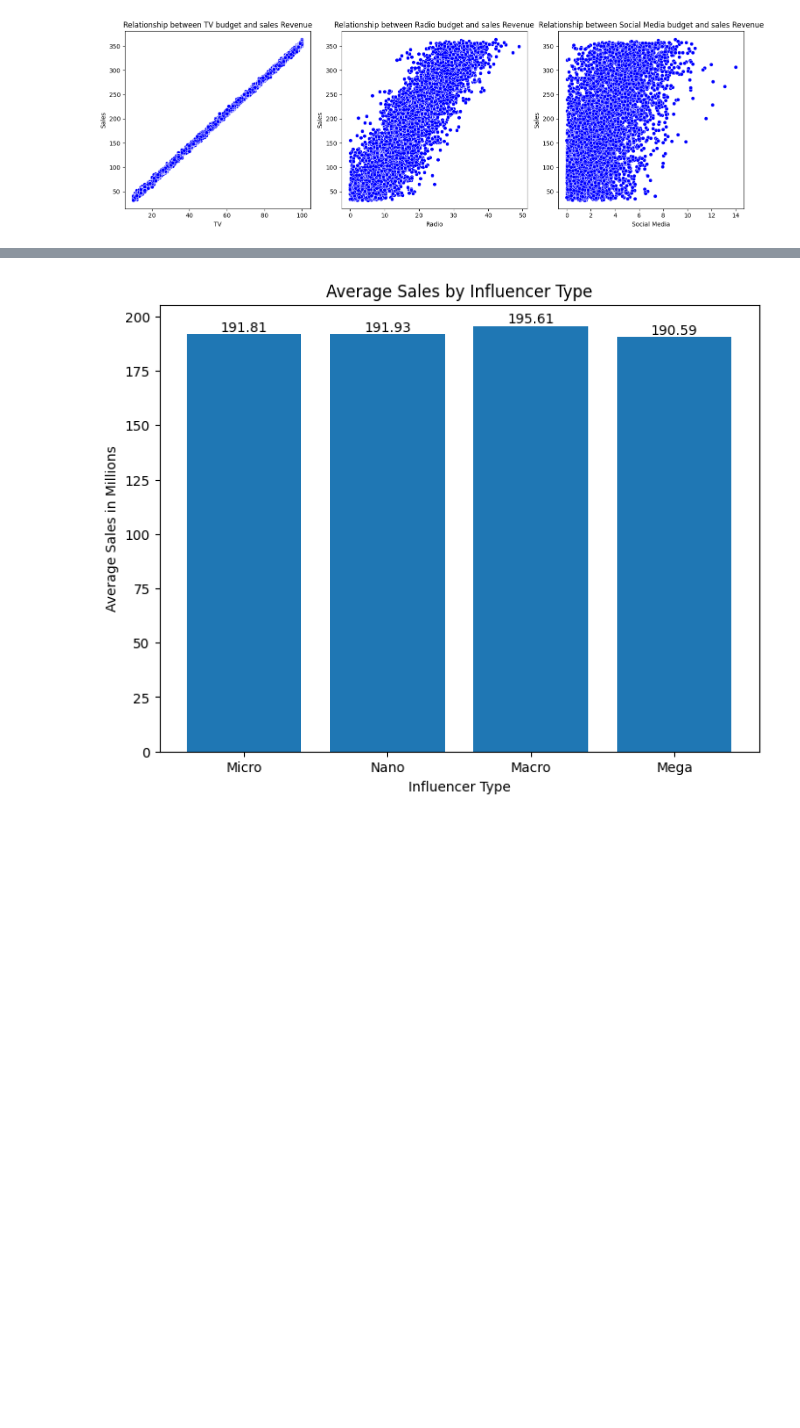
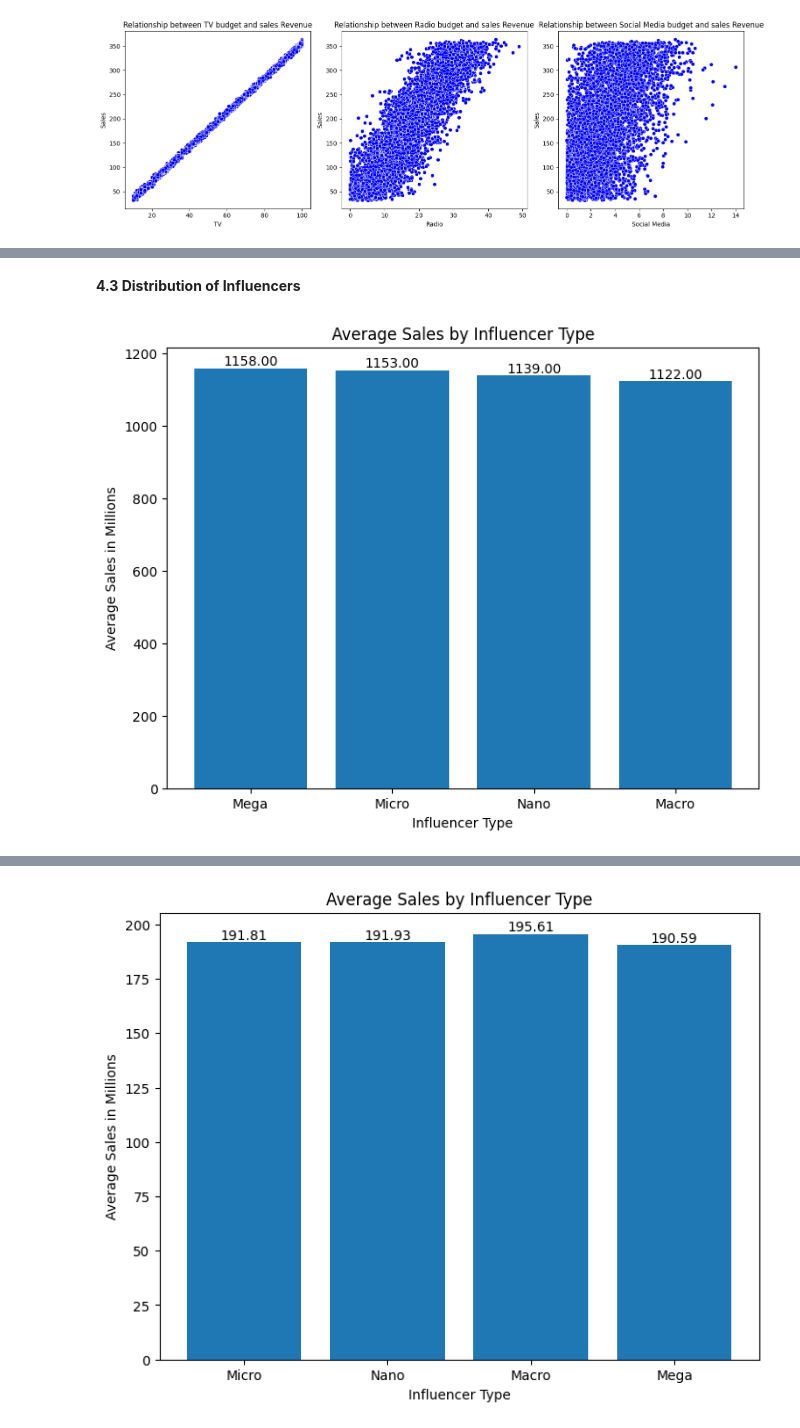
Before and after one commit to Tshifhumulo10/Martketing-Analysis-and-Revenue-Prediction, a Jupyter notebook: Martketing_Analysis_and_Revenue_Prediction.ipynb, the cells around one changed output, grey strips where cells are left out. Saved outputs shown, nothing was run; the diff lists cells and outputs as text; code cells hidden in the pictures; blank space fills up the shorter version.

```diff
--- a/Martketing_Analysis_and_Revenue_Prediction.ipynb
+++ b/Martketing_Analysis_and_Revenue_Prediction.ipynb
@@ -152,0 +143,24 @@ plt.show()
+# %% [markdown]
+**4.3 Distribution of Influencers**
+# %%
+#Counts of each Influencer type
+DF=pd.DataFrame(df['Influencer'].value_counts().reset_index())
+
+#Plotting the Bar Graph
+plt.figure(figsize=(8, 6))
+bars = plt.bar(DF['Influencer'], DF['count'])
+
+# Adding the values on top of the bars
+for bar in bars:
+    height = bar.get_height()
+    plt.text(bar.get_x() + bar.get_width() / 2, height, '%.2f' % height, ha='center', va='bottom')
+
+# Title and labels
+plt.title('Average Sales by Influencer Type')
+plt.xlabel('Influencer Type')
+plt.ylabel('Average Sales in Millions')
+
+# Displaying the plot
+plt.show()
+# %% [output]
+[figure, added]
```
Also changed, not shown: parts of 44 cells of this notebook.
